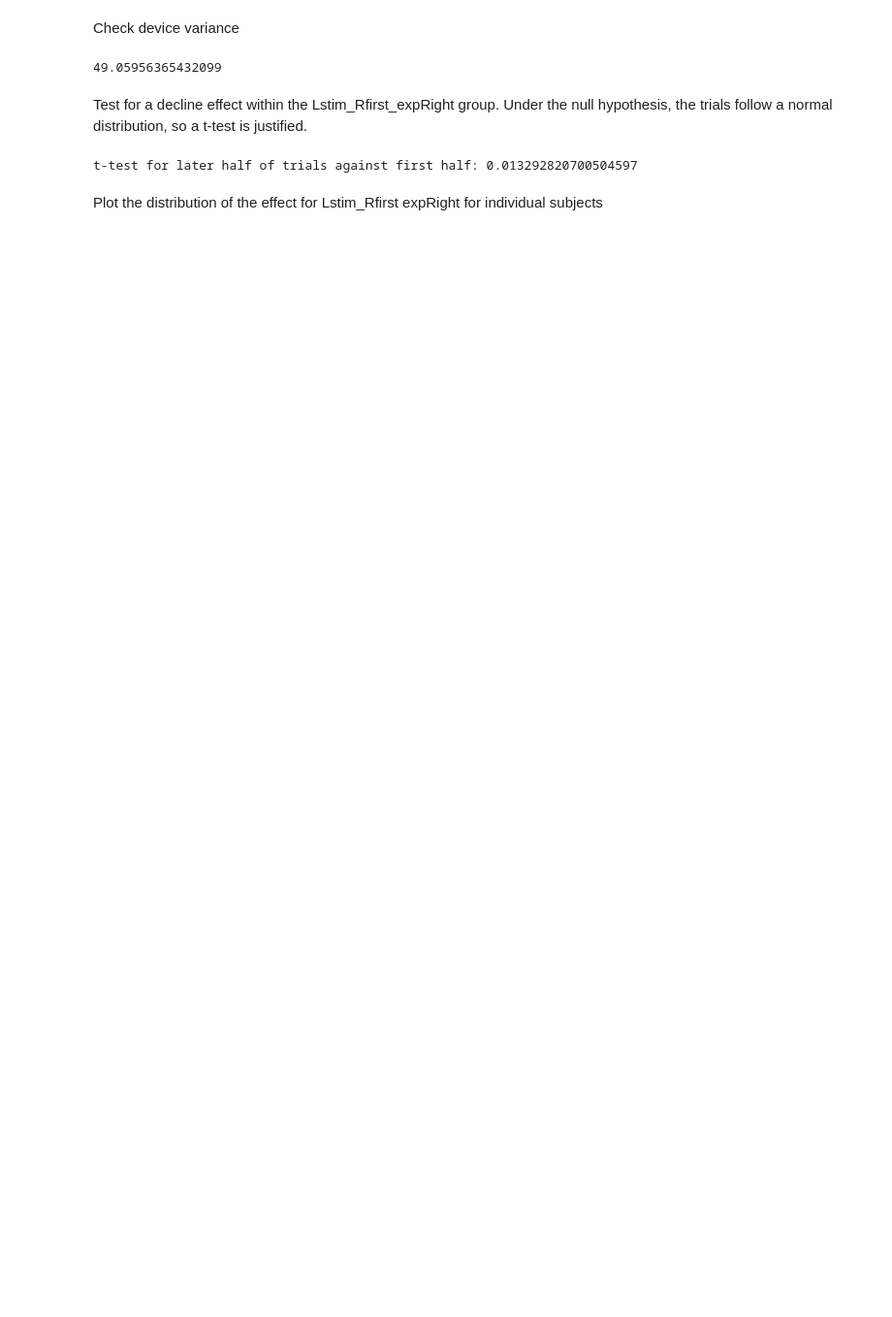
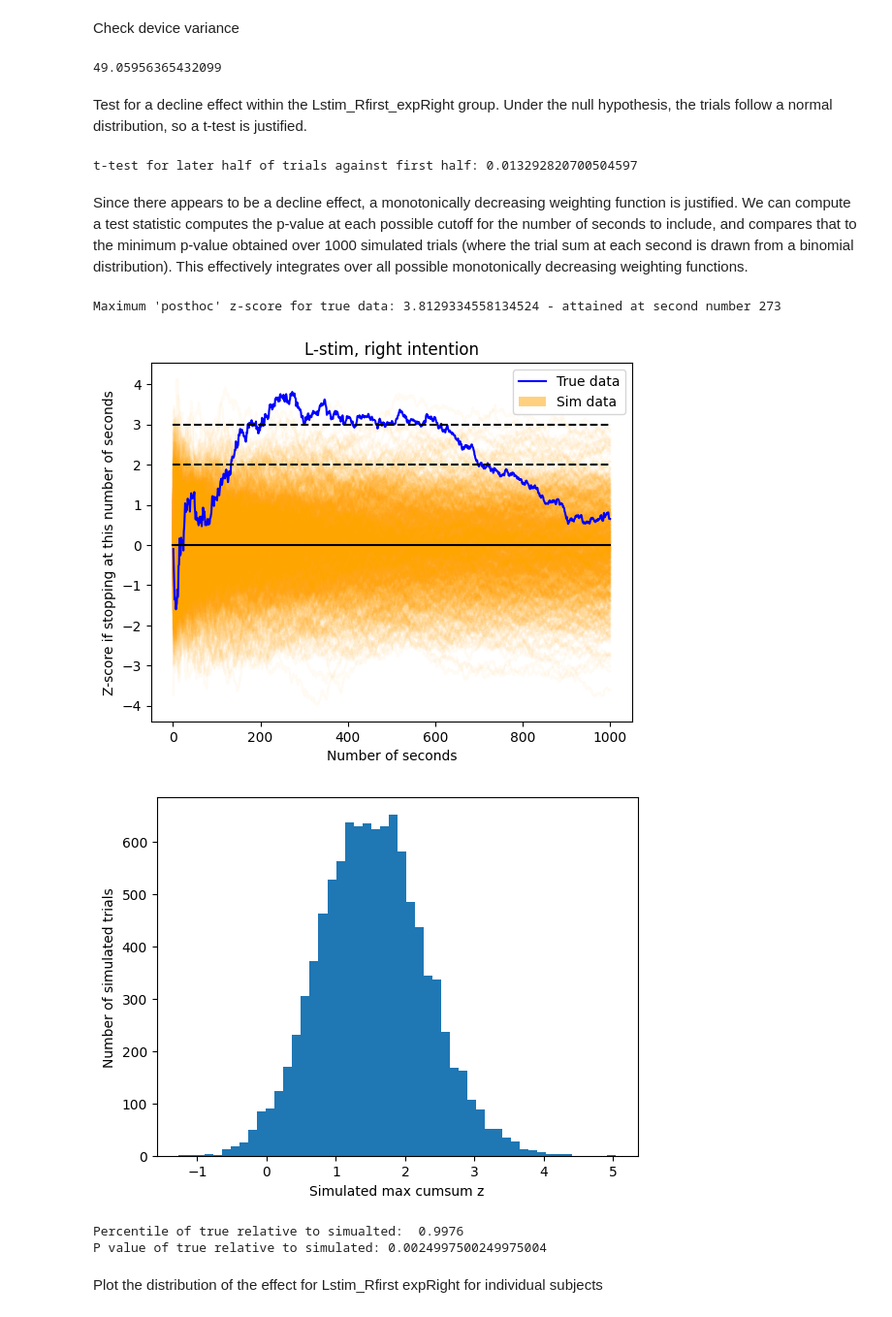
Before and after one commit to AvantiShri/freedman2023_cortex_analysisreplication, a Jupyter notebook: freedman_et_al_2023/Freedman_et_al_2023_analysis.ipynb, the cells around one changed output. Shown at 97% size. Saved outputs shown, nothing was run; the diff lists cells and outputs as text; code cells hidden in the pictures; blank space fills up the shorter version.

```diff
--- a/freedman_et_al_2023/Freedman_et_al_2023_analysis.ipynb
+++ b/freedman_et_al_2023/Freedman_et_al_2023_analysis.ipynb
@@ -125,6 +118,81 @@ print("t-test for later half of trials against first half:",
                             alternative='greater').pvalue)
 # %% [output]
 t-test for later half of trials against first half: 0.013292820700504597
+# %% [markdown]
+Since there appears to be a decline effect, a monotonically decreasing weighting function is justified. We can compute a test statistic computes the p-value at each possible cutoff for the number of seconds to include, and compares that to the minimum p-value obtained over 1000 simulated trials (where the trial sum at each second is drawn from a binomial distribution). This effectively integrates over all possible monotonically decreasing weighting functions.
+# %%
+true_data = np.concatenate([
+    group_and_condition_to_trialdata["Lstim_Rfirst"]["expRight"],
+    group_and_condition_to_trialdata["Lstim_Lfirst"]["expRight"]], axis=1)
+
+NUM_SIM_TRIALS = 10000
+sim_data = np.random.RandomState(1234).binomial(n=200, p=0.5,
+                  size=(NUM_SIM_TRIALS, true_data.shape[0], true_data.shape[1]))
+# %%
+from matplotlib.patches import Patch
+
+def compute_max_significance_over_all_time_cutoffs(data, do_plotting=False, plot_title=None, alpha=1.0, color="blue"):
+  #Our goal in this function is to compute the maximum statistical significance that could
+  # have been obtained if we had freedom to choose the number of seconds to include
+  # (there is one 200-bit RNG sample per second)
+  #The data has shape (num_subjects, num_seconds)
+  #first, we convert the individual 200-bit RNG samples to z-scores by subtracting the
+  # theoretical mean (100) and dividing by the theoretical standard (sqrt(50)) for a
+  # binomial distribution with n=200 and p=0.5
+  #then we take the sum over all subjects per second, and convert that to
+  # a z-score for the second by dividing by sqrt of the number of subjects
+  persecond_zscores = np.sum((data - 100)/np.sqrt(50), axis=0)/np.sqrt(data.shape[0])
+  #Now we take the cumulative sum of per-second z-scores up to any given number
+  # of seconds, and convert THAT to a z-score
+  #We do this by dividing the cumulative sum up to the ith second by sqrt(i)
+  #Note that np.arange(...) starts at 0, so we have to add 1
+  cumsum_zscores = np.cumsum(persecond_zscores)/np.sqrt(np.arange(len(persecond_zscores))+1)
+
+  if (do_plotting):
+    #add to plotting
+    handle = plt.plot(np.arange(len(persecond_zscores))+1, cumsum_zscores, alpha=alpha, color=color)
+    if (plot_title is not None):
+      plt.xlabel("Number of seconds")
+      plt.ylabel("Z-score if stopping at this number of seconds")
+      plt.title(plot_title)
+      plt.legend(handles=[handle[0], Patch(facecolor="orange", alpha=0.5)], labels=["True data", "Sim data"], loc=0)
+      plt.plot([0,data.shape[1]], [0,0], color="black")
+      plt.plot([0,data.shape[1]], [2,2], color="black", linestyle="--")
+      plt.plot([0,data.shape[1]], [3,3], color="black", linestyle="--")
+
+  #We return the maximum cumsum z score over all seconds. This is the maximum "post hoc"
+  # z-score we could have obtained for the trial if we had freedom to choose the number of
+  # seconds to include
+  return np.max(cumsum_zscores), np.argmax(cumsum_zscores)+1
+
+
+sim_max_zs = []
+for i in range(sim_data.shape[0]):
+  sim_max_zs.append(compute_max_significance_over_all_time_cutoffs(
+      data=sim_data[i], do_plotting=(True if i%10==0 else False), alpha=0.05, color="orange")[0])
+
+true_data_max_z, true_data_max_z_second =\
+  compute_max_significance_over_all_time_cutoffs(data=true_data, do_plotting=True, plot_title="L-stim, right intention")
+print("Maximum 'posthoc' z-score for true data:", true_data_max_z,
+      "- attained at second number "+str(true_data_max_z_second))
+
+plt.show()
+
+plt.hist(sim_max_zs, bins=50)
+plt.xlabel("Simulated max cumsum z")
+plt.ylabel("Number of simulated trials")
+plt.show()
+
+true_rank = np.sum(true_data_max_z > sim_max_zs)
+print("Percentile of true relative to simualted: ", true_rank/NUM_SIM_TRIALS)
+#Note: the +1 correction in the numerator and denominator is based on https://pubmed.ncbi.nlm.nih.gov/21044043/
+print("P value of true relative to simulated:", (1+NUM_SIM_TRIALS-true_rank)/(1+NUM_SIM_TRIALS) )
+# %% [output]
+Maximum 'posthoc' z-score for true data: 3.8129334558134524 - attained at second number 273
+[figure, added]
+[figure, added]
+Percentile of true relative to simualted:  0.9976
+P value of true relative to simulated: 0.0024997500249975004
 # %% [markdown]
 Plot the distribution of the effect for Lstim_Rfirst expRight for individual subjects
 # %%
```
Also changed, not shown: parts of 6 cells of this notebook.
